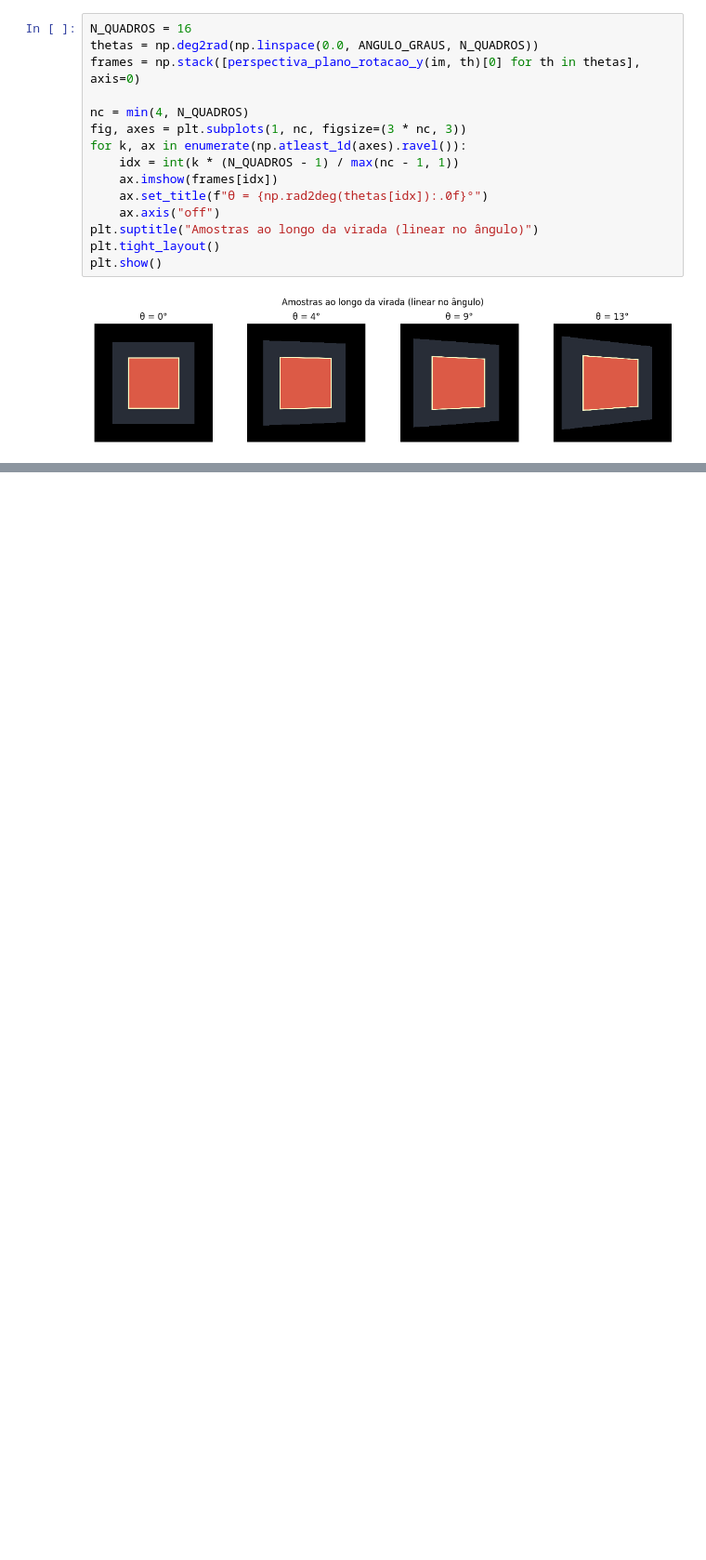
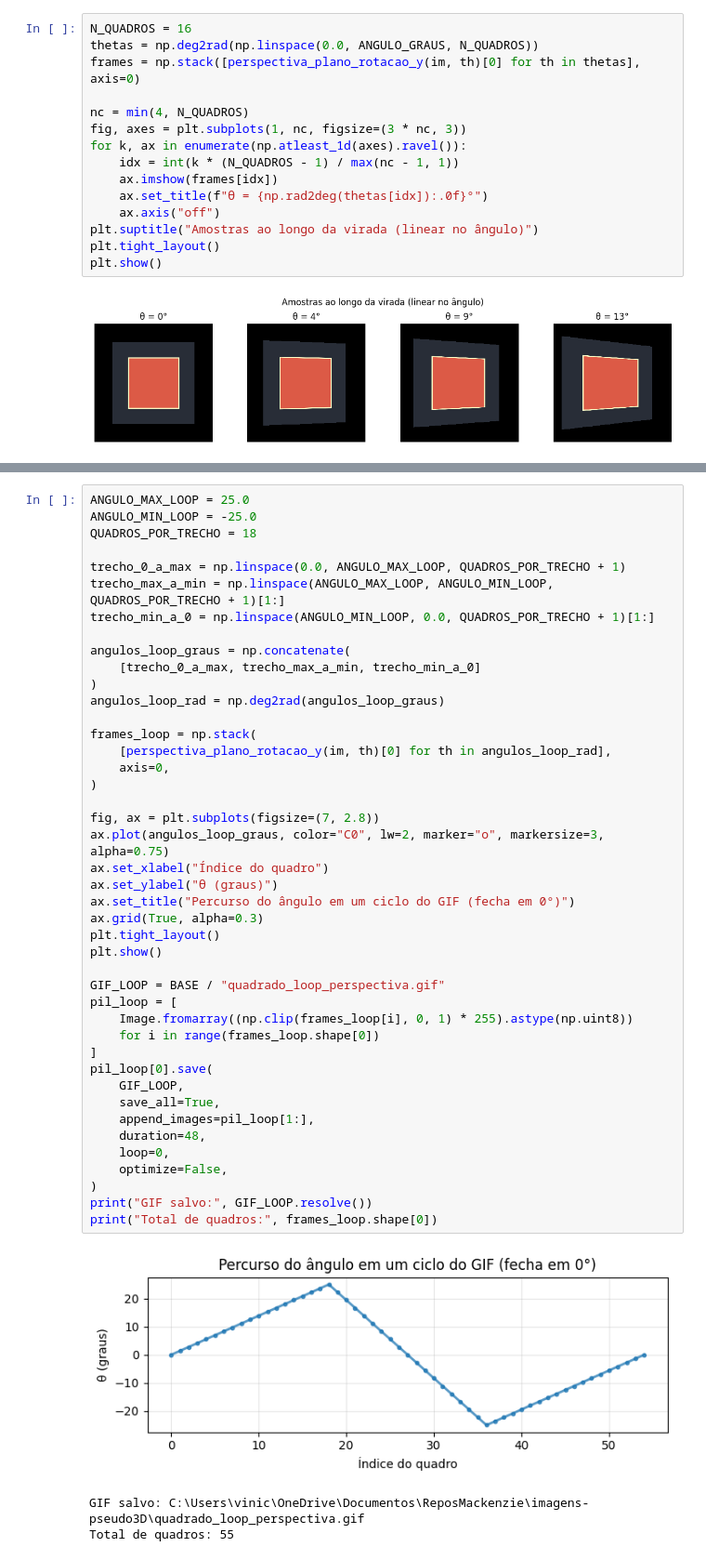
Before and after one commit to vinicius-cappatti/imagens-pseudo3D, a Jupyter notebook: efeito_profundidade_pseudo3d.ipynb, the cells around one changed output, grey strips where cells are left out. Shown at 93% size. Drawn from its saved outputs; the diff is of its cells as text; blank space fills up the shorter version.

```diff
--- a/efeito_profundidade_pseudo3d.ipynb
+++ b/efeito_profundidade_pseudo3d.ipynb
@@ -202 +199,48 @@ Salvo: C:\Users\vinic\OneDrive\Documentos\ReposMackenzie\imagens-pseudo3D\quadra
+# %%
+ANGULO_MAX_LOOP = 25.0
+ANGULO_MIN_LOOP = -25.0
+QUADROS_POR_TRECHO = 18
+
+trecho_0_a_max = np.linspace(0.0, ANGULO_MAX_LOOP, QUADROS_POR_TRECHO + 1)
+trecho_max_a_min = np.linspace(ANGULO_MAX_LOOP, ANGULO_MIN_LOOP, QUADROS_POR_TRECHO + 1)[1:]
+trecho_min_a_0 = np.linspace(ANGULO_MIN_LOOP, 0.0, QUADROS_POR_TRECHO + 1)[1:]
+
+angulos_loop_graus = np.concatenate(
+    [trecho_0_a_max, trecho_max_a_min, trecho_min_a_0]
+)
+angulos_loop_rad = np.deg2rad(angulos_loop_graus)
+
+frames_loop = np.stack(
+    [perspectiva_plano_rotacao_y(im, th)[0] for th in angulos_loop_rad],
+    axis=0,
+)
+
+fig, ax = plt.subplots(figsize=(7, 2.8))
+ax.plot(angulos_loop_graus, color="C0", lw=2, marker="o", markersize=3, alpha=0.75)
+ax.set_xlabel("Índice do quadro")
+ax.set_ylabel("θ (graus)")
+ax.set_title("Percurso do ângulo em um ciclo do GIF (fecha em 0°)")
+ax.grid(True, alpha=0.3)
+plt.tight_layout()
+plt.show()
+
+GIF_LOOP = BASE / "quadrado_loop_perspectiva.gif"
+pil_loop = [
+    Image.fromarray((np.clip(frames_loop[i], 0, 1) * 255).astype(np.uint8))
+    for i in range(frames_loop.shape[0])
+]
+pil_loop[0].save(
+    GIF_LOOP,
+    save_all=True,
+    append_images=pil_loop[1:],
+    duration=48,
+    loop=0,
+    optimize=False,
+)
+print("GIF salvo:", GIF_LOOP.resolve())
+print("Total de quadros:", frames_loop.shape[0])
+# %% [output]
+[figure, added]
+GIF salvo: C:\Users\vinic\OneDrive\Documentos\ReposMackenzie\imagens-pseudo3D\quadrado_loop_perspectiva.gif
+Total de quadros: 55
 # %% [markdown]
```
Also changed, not shown: parts of 13 cells of this notebook.
